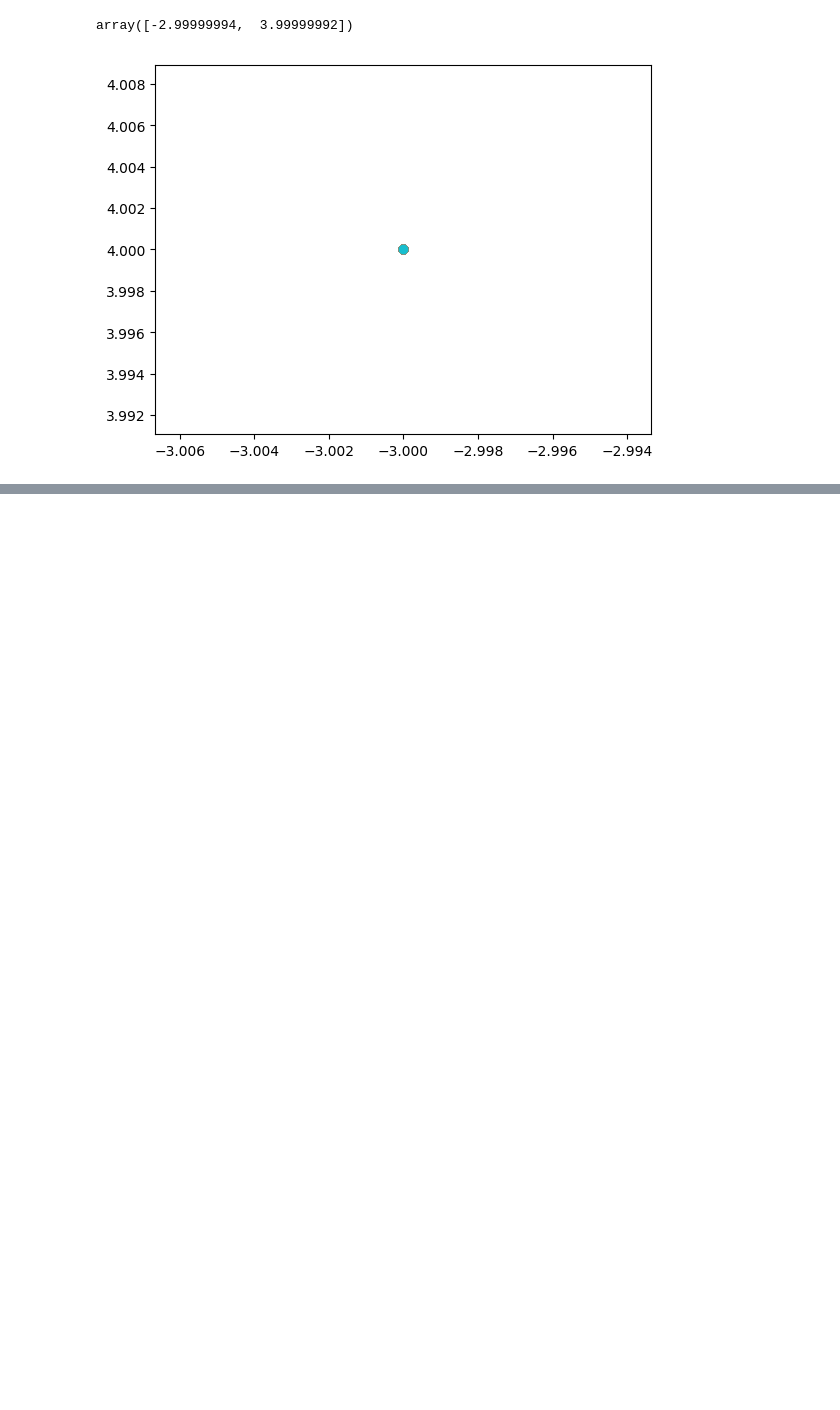
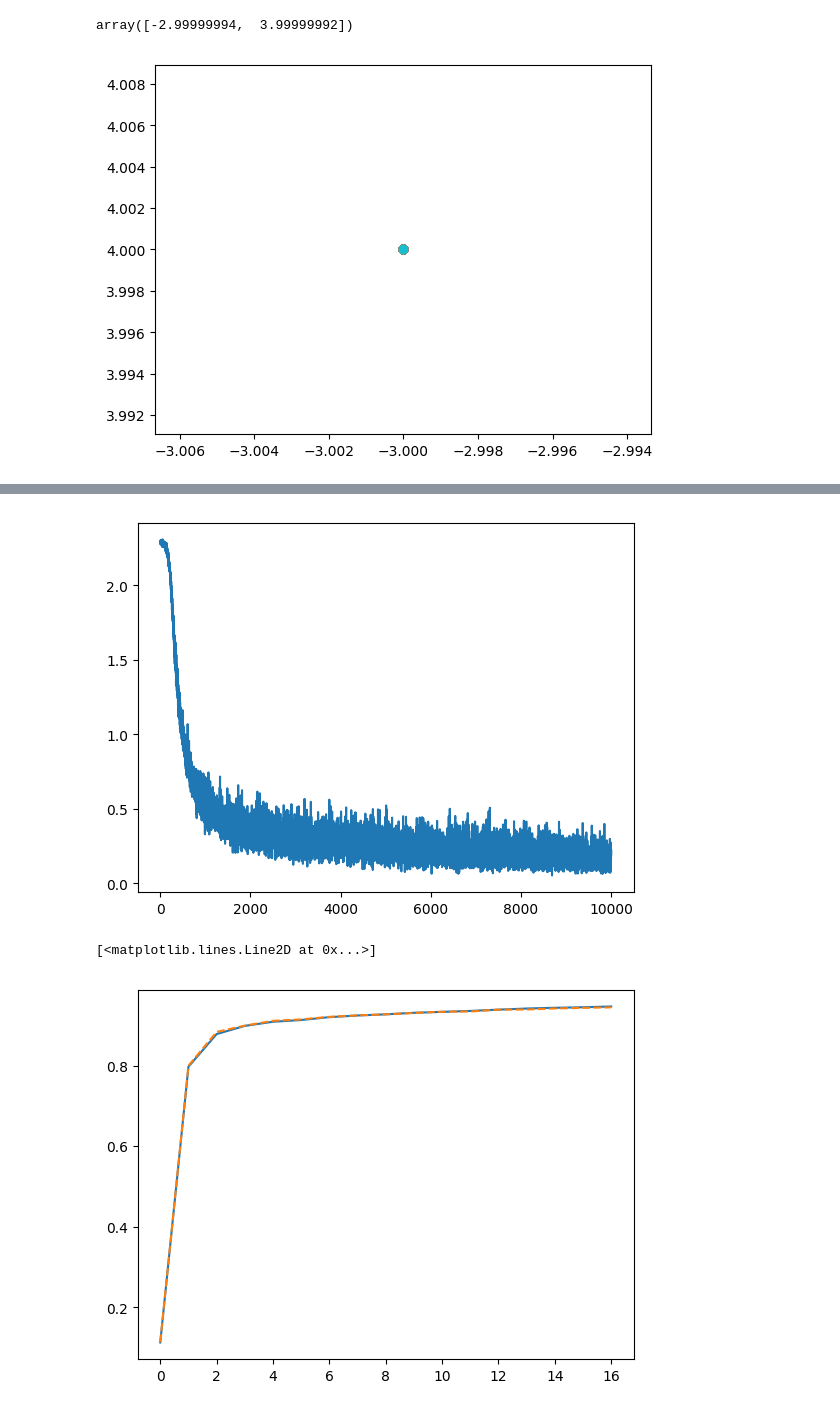
Before and after one commit to u110/public-jupyter, a Jupyter notebook: deep-learning-from-scratch/chapter4.ipynb, the cells around one changed output, grey strips where cells are left out. Saved outputs shown, nothing was run; the diff lists cells and outputs as text; code cells hidden in the pictures; blank space fills up the shorter version.

```diff
--- a/deep-learning-from-scratch/chapter4.ipynb
+++ b/deep-learning-from-scratch/chapter4.ipynb
@@ -263,0 +536,9 @@ net.loss(x, t)
+# %%
+plt.plot(train_loss_list)
+plt.show()
+plt.plot(train_acc_list)
+plt.plot(test_acc_list, '--')
+# %% [output]
+[figure, added]
+[<matplotlib.lines.Line2D at 0x...>]
+[figure, added]
```
Also changed, not shown: parts of 25 cells of this notebook, 1 other file.
